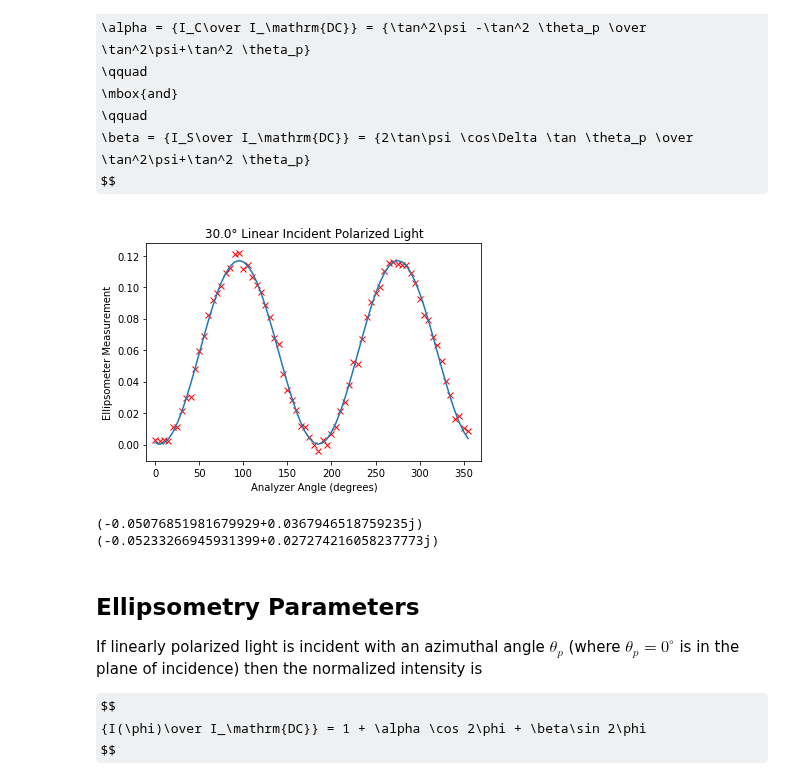
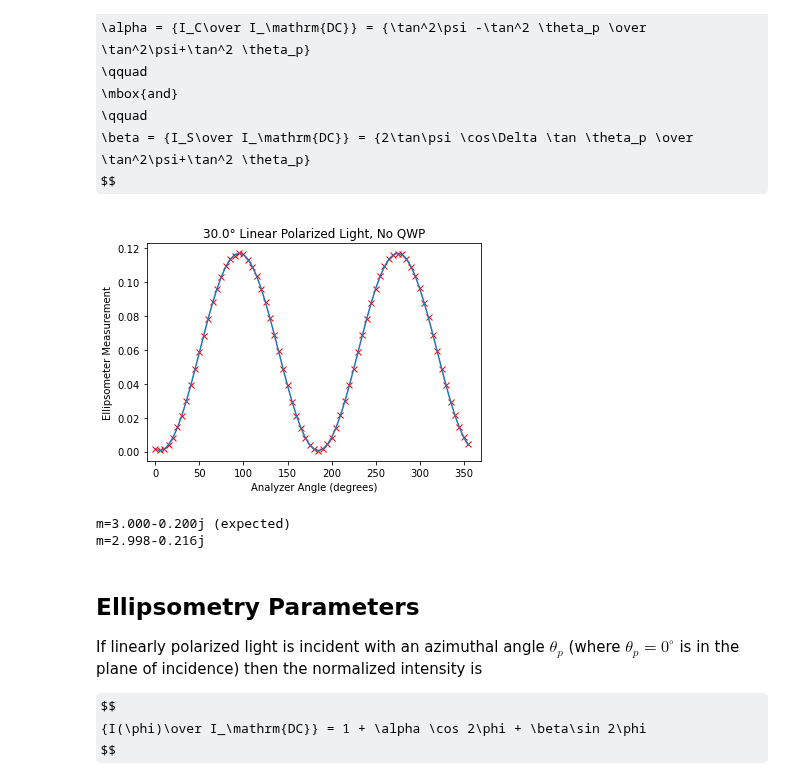
Before and after one commit to scottprahl/pypolar, a Jupyter notebook: docs/10c-Ellipsometry.ipynb, the cells around one changed output. Cells and saved outputs as stored; diff of their text form; code cells hidden in the pictures; some formulas as TeX source.

```diff
--- a/docs/10c-Ellipsometry.ipynb
+++ b/docs/10c-Ellipsometry.ipynb
@@ -190,40 +190,47 @@ $$
 \beta = {I_S\over I_\mathrm{DC}} = {2\tan\psi \cos\Delta \tan \theta_p \over \tan^2\psi+\tan^2 \theta_p}
 $$
 # %%
+degrees = np.linspace(0,360,num=72,endpoint=False)
+phi = degrees*np.pi/180
+
 # create signal
 m=3-0.2j                # sample index of refraction
 P=30                    # incident polarization azimuth (degrees)
 theta_p = np.radians(P) # incident polarization azimuth (radians)
 th=70                   # angle of incidence (degrees)
-theta = np.radians(th)  # angle of incidence (radians)
+theta_i = np.radians(th)  # angle of incidence (radians)
 
 # Generate 72 intensities based on experimental conditions
 # On reflected intensity for each angle of the rotating analyzer
 phi_deg = np.linspace(0,360,num=72,endpoint=False)
 phi = np.radians(phi_deg)
-signal = ell.rotating_analyzer_signal_from_m(phi, m, theta, theta_p, noise=0.003)
-average = signal.mean()
+signal = ell.rotating_analyzer_signal_from_m(phi, m, theta_i, theta_p, noise=0.0003)
 
 # analyze signal
-rho = ell.rho_from_rotating_analyzer_data(phi, signal, theta_p)
-fit = ell.rotating_analyzer_signal_from_rho(phi, rho, theta_p, average=average)
+rho, fit = ell.rho_from_rotating_analyzer_data(phi, signal, theta_p)
+m2 = ell.m_from_rho(rho,theta_i)
 
 # display data and fit
 plt.plot(degrees,signal,'xr')
 plt.plot(degrees,fit)
 
 plt.xlabel("Analyzer Angle (degrees)")
 plt.ylabel("Ellipsometer Measurement")
-plt.title("%.1f° Linear Incident Polarized Light" % np.degrees(theta_p))
+plt.title("%.1f° Linear Polarized Light, No QWP" % np.degrees(theta_p))
 plt.xlim(-10,370)
 plt.show()
 
-print(ell.rho_from_m(m,theta))
-print(rho)
+
+print("m=%.3f%+.3fj (expected)"%(m.real,m.imag))
+print("m=%.3f%+.3fj"%(m2.real,m2.imag))
+
+#rho2 = ell.rho_from_m(m,theta_i)
+#print("rho=%.3f%+.3fj (expected)"%(rho2.real,rho2.imag))
+#print("rho=%.3f%+.3fj"%(rho.real,rho.imag))
 # %% [output]
-[figure, old version]
+[figure, new version]
-(-0.05076851981679929+0.0367946518759235j)
-(-0.05233266945931399+0.027274216058237773j)
+m=3.000-0.200j (expected)
+m=2.998-0.216j
 # %% [markdown]
 ## Ellipsometry Parameters
 
```
Also changed, not shown: parts of 7 cells of this notebook.
